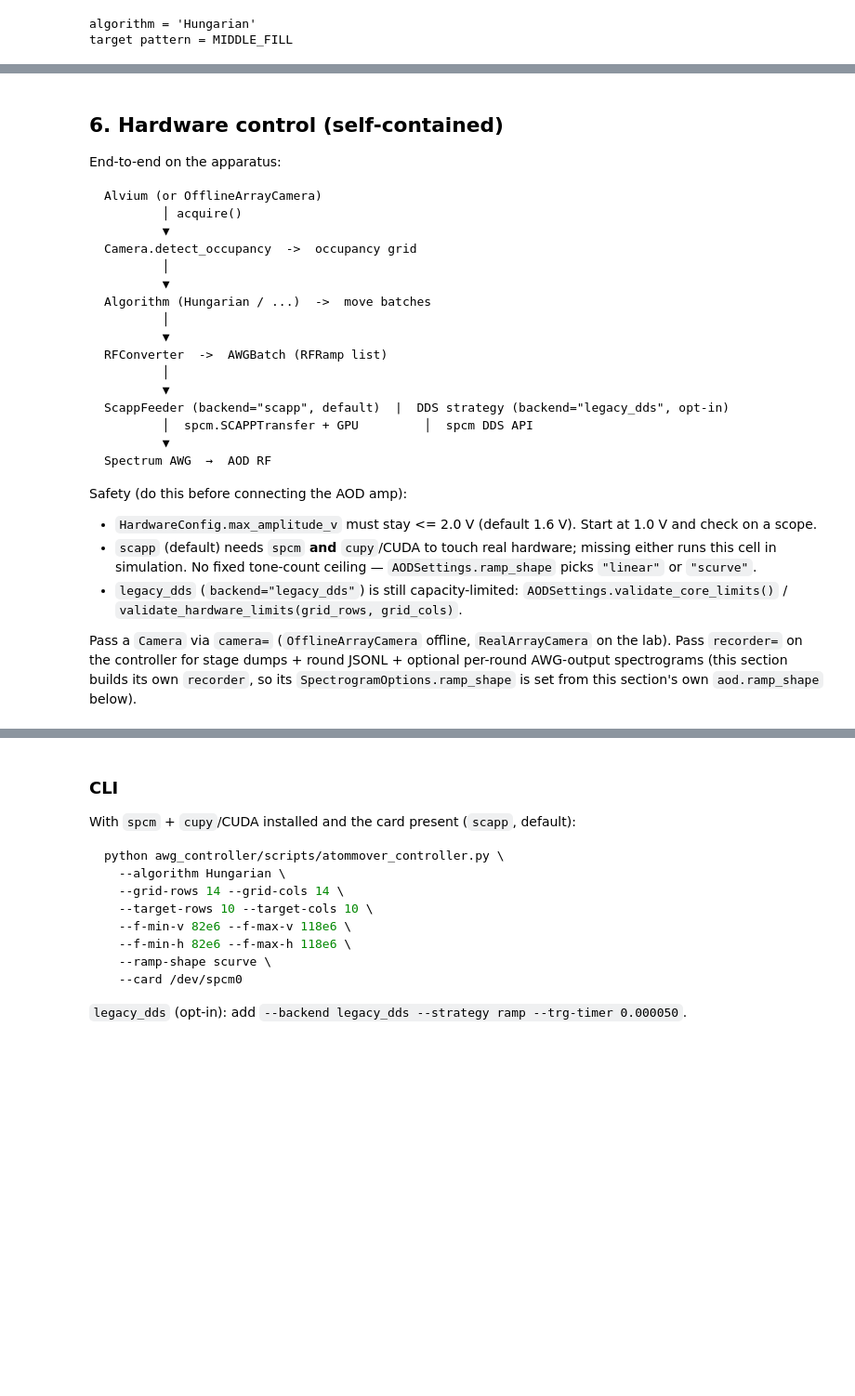
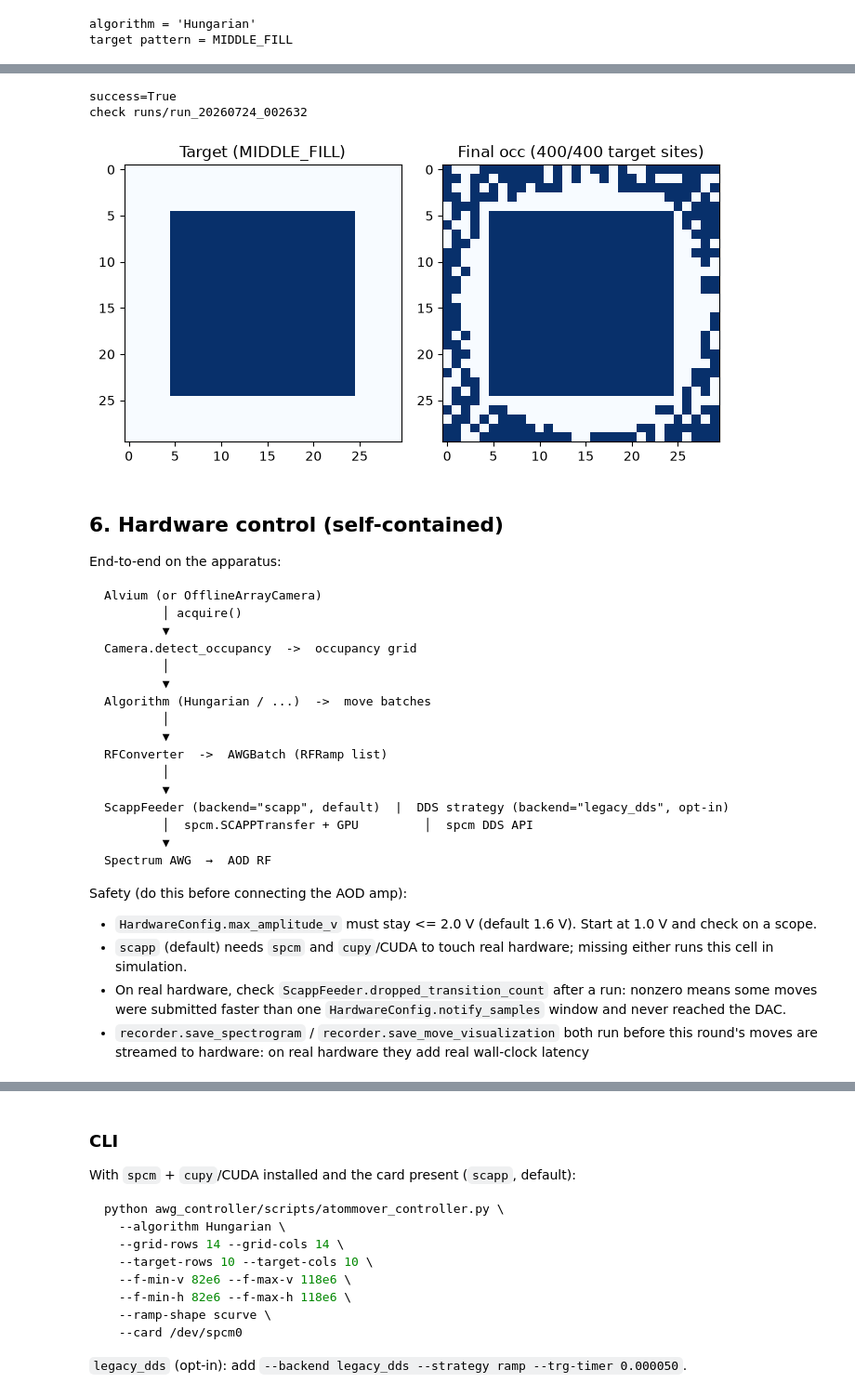
Before and after one commit to davidKMJ/atommovr-zwierlein, a Jupyter notebook: zwierlein_lab_tutorial.ipynb, the cells around one changed output, grey strips where cells are left out. Shown at 93% size. Cells and saved outputs as stored; diff of their text form; code cells hidden in the pictures; blank space fills up the shorter version.

```diff
--- a/zwierlein_lab_tutorial.ipynb
+++ b/zwierlein_lab_tutorial.ipynb
@@ -196,7 +137,7 @@ f1_mm, f2_mm, f_obj_mm = 75.0, 400.0, 28.0
 um_per_mhz = (
     (f_obj_mm * 1e-3) * (f1_mm / f2_mm) * (wavelength_m / v_acoustic) * 1e12
 )  # m/Hz -> µm/MHz
-aod_bandwidth_mhz = 36.0
+aod_bandwidth_mhz = bw_v_mhz
 fov_um = um_per_mhz * aod_bandwidth_mhz
 
 print(f"um_per_mhz = {um_per_mhz:.3f}")
@@ -207,8 +148,8 @@ print(
     f"theoretical spacing_x = {fov_um/(aod.grid_cols-1):.2f} µm, spacing_y = {fov_um/(aod.grid_rows-1):.2f} µm"
 )
 
-aod.um_per_mhz = um_per_mhz
-lab_params.spacing = fov_um / (aod.grid_cols - 1) * 1e-6
+aod.um_per_mhz = um_per_mhz  # not used internally, just a helper
+lab_params.spacing = fov_um / (aod.grid_cols - 1) * 1e-6  # update spacing to match fov
 # %% [output]
 um_per_mhz = 6.526
 FOV = 234.9 µm over 36 MHz (fov_um_v=234.9)
@@ -266,8 +254,16 @@ recorder = SessionRecorder(
     ),
     spectrogram=SpectrogramOptions(
         enabled=True,
+        include_stft=False,  # commanded frequency f(t) only -- no STFT spectrogram panels
         ramp_shape=aod.ramp_shape,  # keep in sync with the active backend's ramp shape
         channel_labels={0: "V/row", 1: "H/col"},
+        freq_min_hz=min(aod.f_min_v, aod.f_min_h),
+        freq_max_hz=max(aod.f_max_v, aod.f_max_h),
+    ),
+    visualization=VisualizationOptions(
+        enabled=True,
+        max_batches=100,  # cap panels/frames -- a round can have dozens of small batches
+        gif=True,  # also write an animated grid.gif alongside the static grid.svg
     ),
 )
 
@@ -291,12 +287,7 @@ sw = SoftwareConfig(
 # AWG settings
 hw = HardwareConfig(max_amplitude_v=1.6)  # sim
 
-print(f"session artifacts -> {recorder.run_dir}")
-
 with atommovrController(sw, hw, camera=offline_cam, recorder=recorder) as ctrl:
-    assert ctrl.camera is offline_cam
-    assert ctrl.recorder is recorder
-    assert ctrl.grid_shape == grid
     ok = ctrl.run()
     mask = (ctrl.array.target[:, :, 0] > 0).astype(int)
     occ = offline_cam.occupancy
@@ -308,29 +299,9 @@ if occ is not None:
     axes[1].imshow(occ, cmap="Blues", origin="upper")
     filled = int((occ * mask).sum())
     axes[1].set_title(f"Final occ ({filled}/{int(mask.sum())} target sites)")
-    print(
-        f"success={ok}, atoms={int(occ.sum())}/{occ.size}, "
-        f"target_filled={filled}/{int(mask.sum())}"
-    )
-else:
-    print(f"success={ok}")
-print(f"rounds.jsonl → {recorder.run_dir / 'rounds.jsonl'}")
-print(f"frames.gif → {recorder.run_dir / 'frames.gif'}")
-print(f"occupancy.gif → {recorder.run_dir / 'occupancy.gif'}")
+print(f"success={ok}")
+
+print(f"check {recorder.run_dir}")
 plt.tight_layout()
 plt.show()
-
-# Per-round AWG output spectrograms (round_XX_spectrogram/spectrogram.png), one
-# per round with moves — show the most recent one as a sanity check.
-spec_dirs = sorted(recorder.run_dir.glob("round_*_spectrogram"))
-print(
-    f"spectrograms ({len(spec_dirs)} round(s)) → "
-    f"{recorder.run_dir}/round_XX_spectrogram/spectrogram.png"
-)
-if spec_dirs:
-    spec_img = plt.imread(spec_dirs[-1] / "spectrogram.png")
-    fig2, ax2 = plt.subplots(figsize=(7, 5))
-    ax2.imshow(spec_img)
-    ax2.axis("off")
-    ax2.set_title(f"AWG output spectrogram — {spec_dirs[-1].name}")
-    plt.show()
+# %% [output]
@@ -337,3 +325,6 @@ if spec_dirs:
+success=True
+check runs/run_20260724_002632
+[figure, added]
 # %% [markdown]
 ## 6. Hardware control (self-contained)
 
@@ -361,10 +352,9 @@ Spectrum AWG  →  AOD RF
 Safety (do this before connecting the AOD amp):
 
 - `HardwareConfig.max_amplitude_v` must stay <= 2.0 V (default 1.6 V). Start at 1.0 V and check on a scope.
-- `scapp` (default) needs `spcm` **and** `cupy`/CUDA to touch real hardware; missing either runs this cell in simulation. No fixed tone-count ceiling — `AODSettings.ramp_shape` picks `"linear"` or `"scurve"`.
-- `legacy_dds` (`backend="legacy_dds"`) is still capacity-limited: `AODSettings.validate_core_limits()` / `validate_hardware_limits(grid_rows, grid_cols)`.
-
-Pass a `Camera` via `camera=` (`OfflineArrayCamera` offline, `RealArrayCamera` on the lab). Pass `recorder=` on the controller for stage dumps + round JSONL + optional per-round AWG-output spectrograms (this section builds its own `recorder`, so its `SpectrogramOptions.ramp_shape` is set from this section's own `aod.ramp_shape` below).
+- `scapp` (default) needs `spcm` and `cupy`/CUDA to touch real hardware; missing either runs this cell in simulation.
+- On real hardware, check `ScappFeeder.dropped_transition_count` after a run: nonzero means some moves were submitted faster than one `HardwareConfig.notify_samples` window and never reached the DAC.
+- `recorder.save_spectrogram` / `recorder.save_move_visualization` both run before this round's moves are streamed to hardware: on real hardware they add real wall-clock latency
 # %%
 import sys
 from pathlib import Path
```
Also changed, not shown: parts of 17 cells of this notebook, 12 other files.
